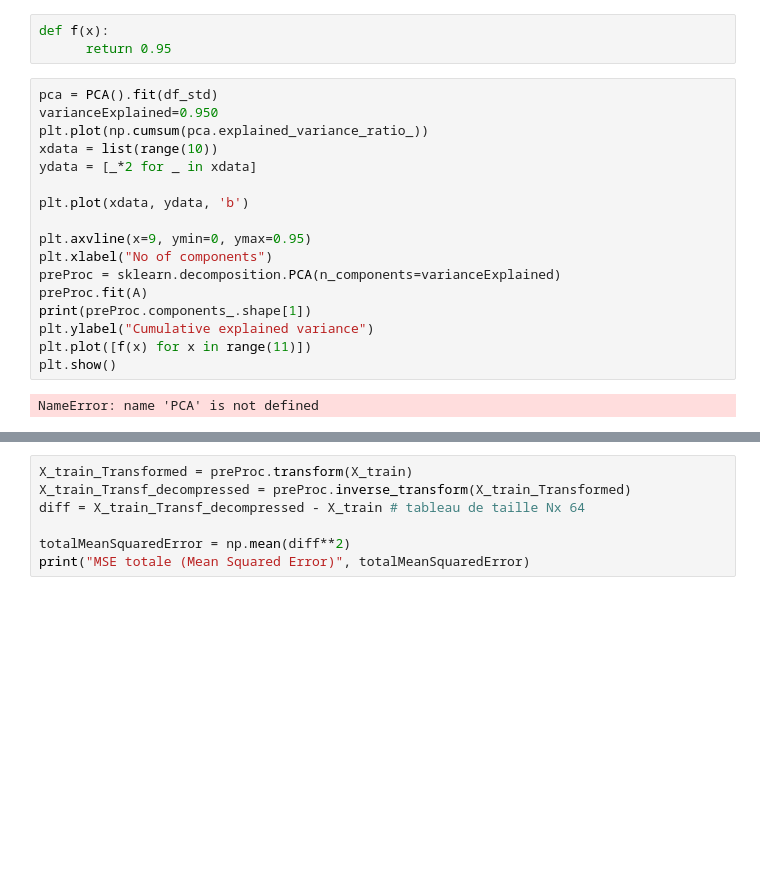
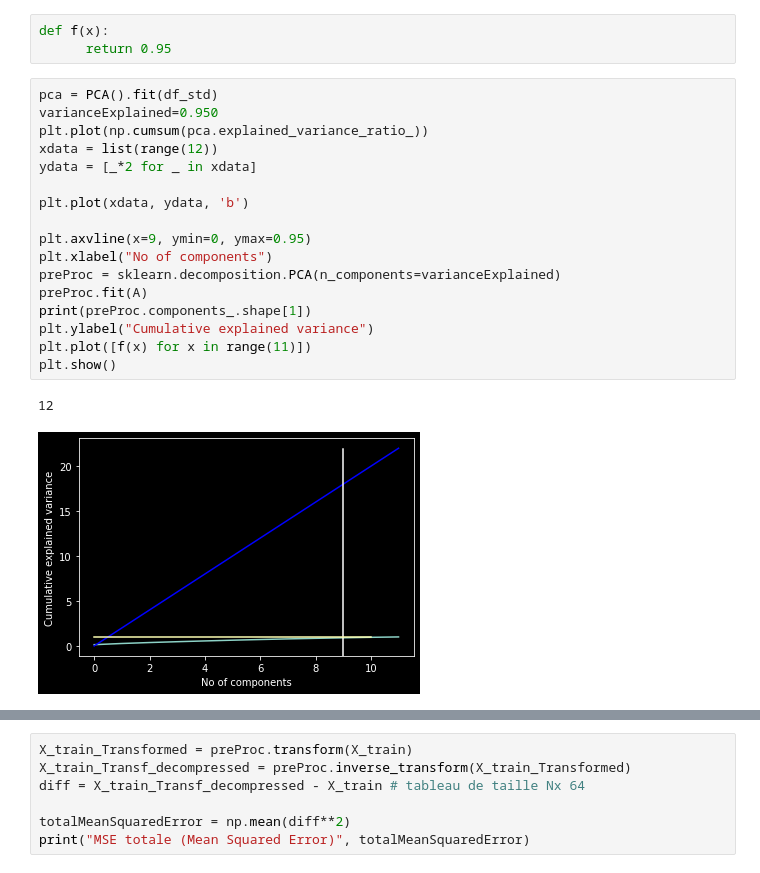
Before and after one commit to FarahTed/ProjetIA, a Jupyter notebook: Test machine learning.ipynb, the cells around one changed output, grey strips where cells are left out. Cells and saved outputs as stored; diff of their text form; blank space fills up the shorter version.

Commit message:
graphique avec des erreurs je pense

```diff
--- a/Test machine learning.ipynb
+++ b/Test machine learning.ipynb
@@ -758,21 +729,22 @@ def f(x):
 # %%
 pca = PCA().fit(df_std)
 varianceExplained=0.950
 plt.plot(np.cumsum(pca.explained_variance_ratio_))
-xdata = list(range(10))
+xdata = list(range(12))
 ydata = [_*2 for _ in xdata]
 
 plt.plot(xdata, ydata, 'b')
 
 plt.axvline(x=9, ymin=0, ymax=0.95)
 plt.xlabel("No of components")
 preProc = sklearn.decomposition.PCA(n_components=varianceExplained)
 preProc.fit(A)
 print(preProc.components_.shape[1])
 plt.ylabel("Cumulative explained variance")
 plt.plot([f(x) for x in range(11)])
 plt.show()
 # %% [output]
-NameError: name 'PCA' is not defined
+12
+[figure, added]
 # %%
 pca = PCA(n_components=2)
```
Also changed, not shown: parts of 18 cells of this notebook, 1 other file.
